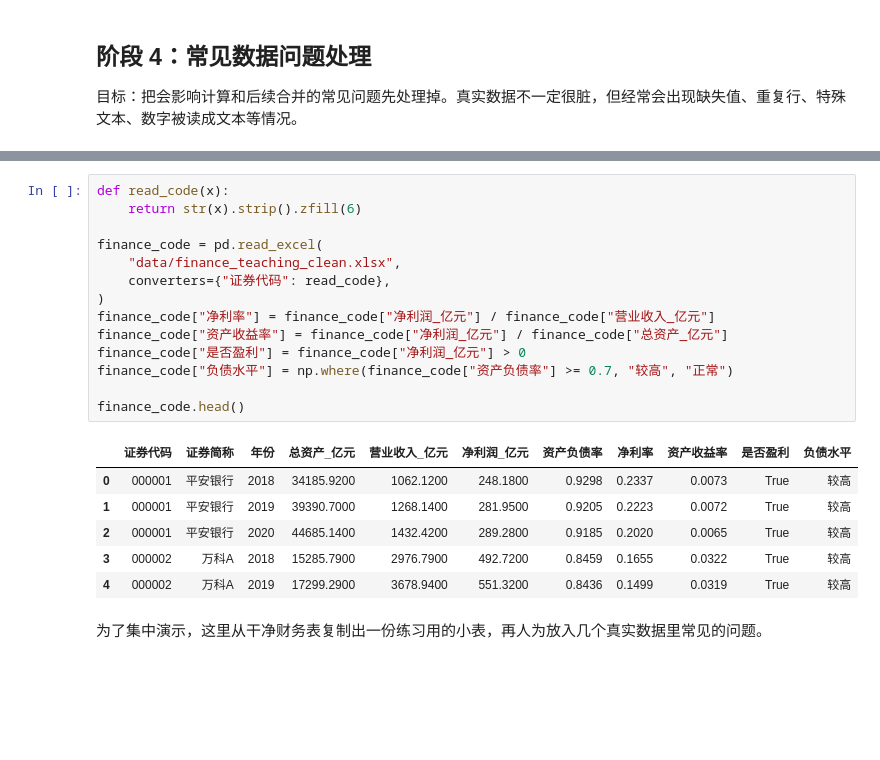
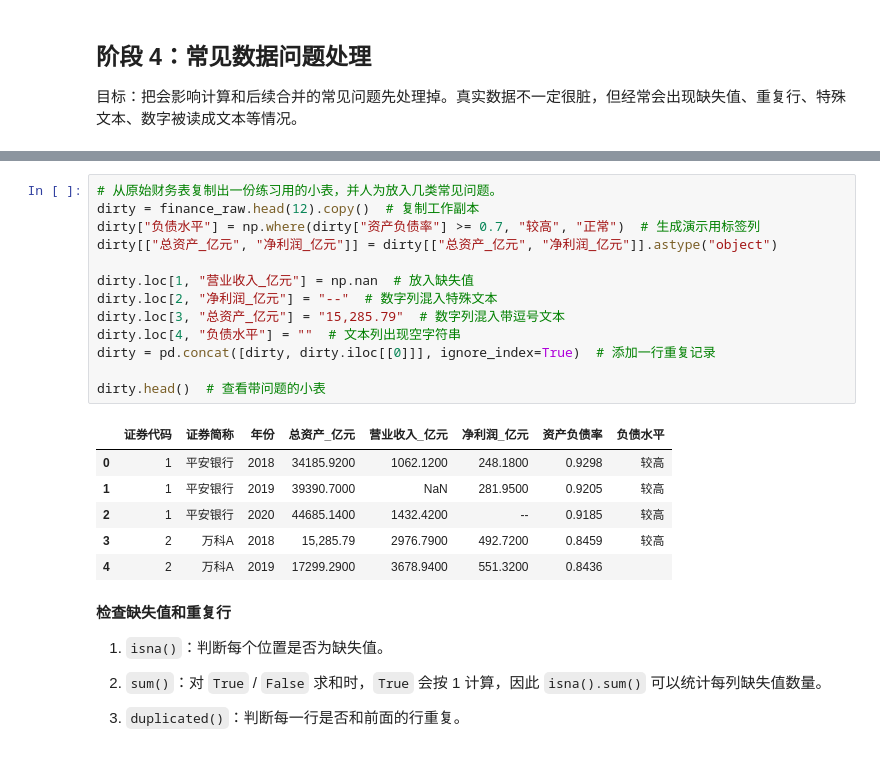
Before and after one commit to itsaquestion/py4ss_v4, a Jupyter notebook: 新章节编辑/pandas/pandas_finance_to_analysis.ipynb, the cells around one changed output, grey strips where cells are left out. Saved outputs shown, nothing was run; the diff lists cells and outputs as text; blank space fills up the shorter version.

Commit message:
Refine pandas data cleaning section

```diff
--- a/新章节编辑/pandas/pandas_finance_to_analysis.ipynb
+++ b/新章节编辑/pandas/pandas_finance_to_analysis.ipynb
@@ -548,24 +556,29 @@ rank_display[["证券简称", "营业收入", "净利润", "净利率"]].head()
 # %%
-def read_code(x):
-    return str(x).strip().zfill(6)
+# 从原始财务表复制出一份练习用的小表，并人为放入几类常见问题。
+dirty = finance_raw.head(12).copy()  # 复制工作副本
+dirty["负债水平"] = np.where(dirty["资产负债率"] >= 0.7, "较高", "正常")  # 生成演示用标签列
+dirty[["总资产_亿元", "净利润_亿元"]] = dirty[["总资产_亿元", "净利润_亿元"]].astype("object")
 
-finance_code = pd.read_excel(
-    "data/finance_teaching_clean.xlsx",
-    converters={"证券代码": read_code},
-)
-finance_code["净利率"] = finance_code["净利润_亿元"] / finance_code["营业收入_亿元"]
-finance_code["资产收益率"] = finance_code["净利润_亿元"] / finance_code["总资产_亿元"]
-finance_code["是否盈利"] = finance_code["净利润_亿元"] > 0
-finance_code["负债水平"] = np.where(finance_code["资产负债率"] >= 0.7, "较高", "正常")
+dirty.loc[1, "营业收入_亿元"] = np.nan  # 放入缺失值
+dirty.loc[2, "净利润_亿元"] = "--"  # 数字列混入特殊文本
+dirty.loc[3, "总资产_亿元"] = "15,285.79"  # 数字列混入带逗号文本
+dirty.loc[4, "负债水平"] = ""  # 文本列出现空字符串
+dirty = pd.concat([dirty, dirty.iloc[[0]]], ignore_index=True)  # 添加一行重复记录
 
-finance_code.head()
+dirty.head()  # 查看带问题的小表
 # %% [output]
-|  | 证券代码 | 证券简称 | 年份 | 总资产_亿元 | 营业收入_亿元 | 净利润_亿元 | 资产负债率 | 净利率 | 资产收益率 | 是否盈利 | 负债水平 |
-| 0 | 000001 | 平安银行 | 2018 | 34185.9200 | 1062.1200 | 248.1800 | 0.9298 | 0.2337 | 0.0073 | True | 较高 |
-| 1 | 000001 | 平安银行 | 2019 | 39390.7000 | 1268.1400 | 281.9500 | 0.9205 | 0.2223 | 0.0072 | True | 较高 |
-| 2 | 000001 | 平安银行 | 2020 | 44685.1400 | 1432.4200 | 289.2800 | 0.9185 | 0.2020 | 0.0065 | True | 较高 |
-| 3 | 000002 | 万科A | 2018 | 15285.7900 | 2976.7900 | 492.7200 | 0.8459 | 0.1655 | 0.0322 | True | 较高 |
-| 4 | 000002 | 万科A | 2019 | 17299.2900 | 3678.9400 | 551.3200 | 0.8436 | 0.1499 | 0.0319 | True | 较高 |
+|  | 证券代码 | 证券简称 | 年份 | 总资产_亿元 | 营业收入_亿元 | 净利润_亿元 | 资产负债率 | 负债水平 |
+| 0 | 1 | 平安银行 | 2018 | 34185.9200 | 1062.1200 | 248.1800 | 0.9298 | 较高 |
+| 1 | 1 | 平安银行 | 2019 | 39390.7000 | NaN | 281.9500 | 0.9205 | 较高 |
+| 2 | 1 | 平安银行 | 2020 | 44685.1400 | 1432.4200 | -- | 0.9185 | 较高 |
+| 3 | 2 | 万科A | 2018 | 15,285.79 | 2976.7900 | 492.7200 | 0.8459 | 较高 |
+| 4 | 2 | 万科A | 2019 | 17299.2900 | 3678.9400 | 551.3200 | 0.8436 |  |
 # %% [markdown]
-为了集中演示，这里从干净财务表复制出一份练习用的小表，再人为放入几个真实数据里常见的问题。
+**检查缺失值和重复行**
+
+1. `isna()`：判断每个位置是否为缺失值。
+
+2. `sum()`：对 `True` / `False` 求和时，`True` 会按 1 计算，因此 `isna().sum()` 可以统计每列缺失值数量。
+
+3. `duplicated()`：判断每一行是否和前面的行重复。
 # %%
```
Also changed, not shown: parts of 150 cells of this notebook, 4 other files.
